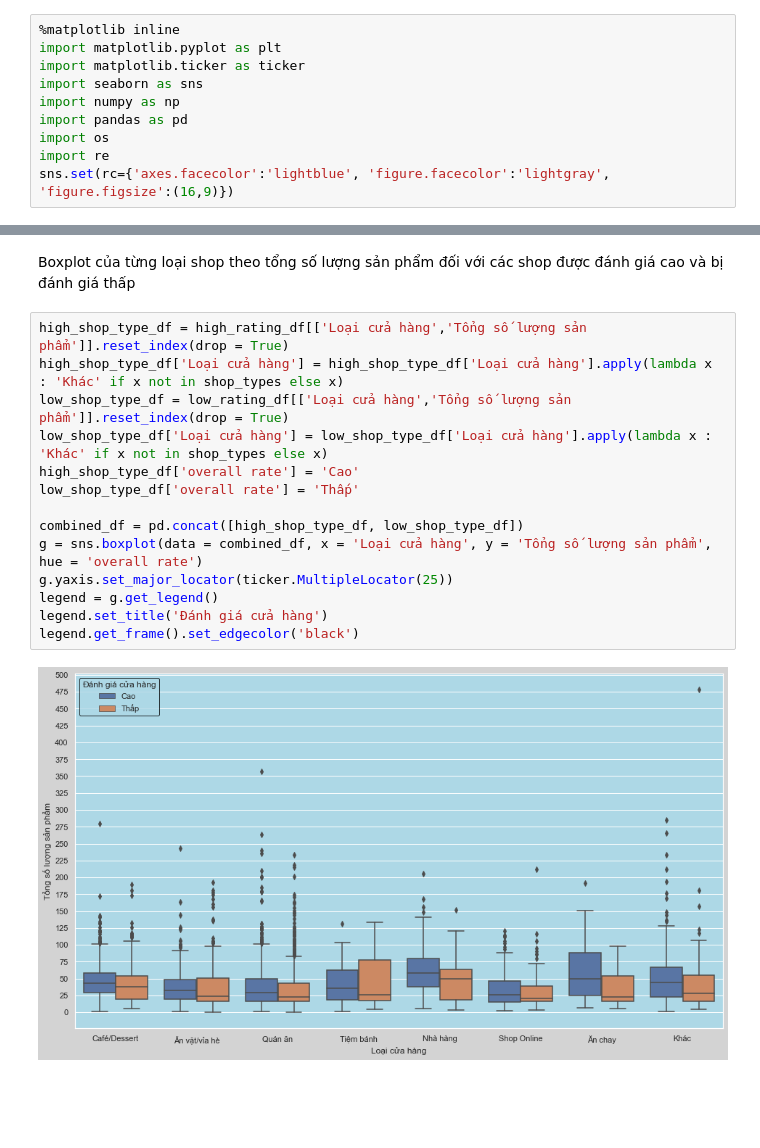
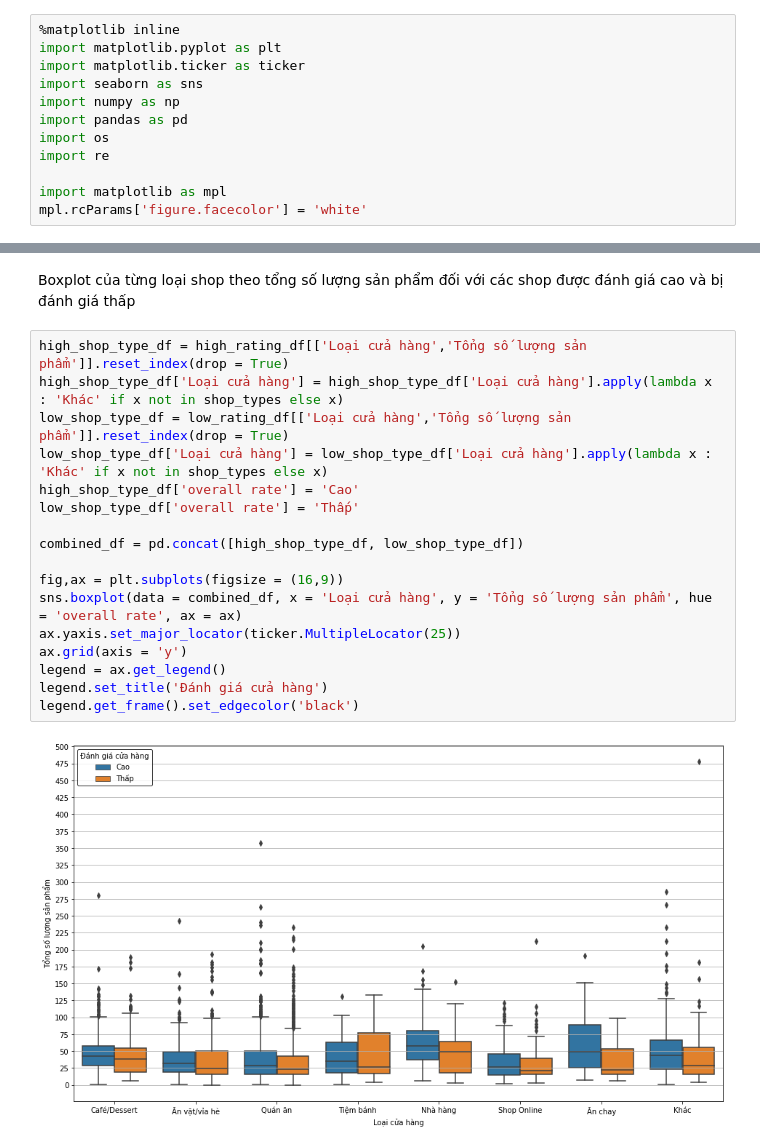
Before and after one commit to LonggConn/369_UDPTDLTM, a Jupyter notebook: problem_2.ipynb, the cells around one changed output, grey strips where cells are left out. Drawn from its saved outputs; the diff is of its cells as text; blank space fills up the shorter version.

```diff
--- a/problem_2.ipynb
+++ b/problem_2.ipynb
@@ -7,7 +7,9 @@ import numpy as np
 import pandas as pd
 import os
 import re
-sns.set(rc={'axes.facecolor':'lightblue', 'figure.facecolor':'lightgray', 'figure.figsize':(16,9)})
+
+import matplotlib as mpl
+mpl.rcParams['figure.facecolor'] = 'white'
 # %% [markdown]
 ### Load and preprocess data
 # %% [markdown]
@@ -229,16 +254,19 @@ Boxplot của từng loại shop theo tổng số lượng sản phẩm đối v
 # %%
 high_shop_type_df = high_rating_df[['Loại cửa hàng','Tổng số lượng sản phẩm']].reset_index(drop = True)
 high_shop_type_df['Loại cửa hàng'] = high_shop_type_df['Loại cửa hàng'].apply(lambda x : 'Khác' if x not in shop_types else x)
 low_shop_type_df = low_rating_df[['Loại cửa hàng','Tổng số lượng sản phẩm']].reset_index(drop = True)
 low_shop_type_df['Loại cửa hàng'] = low_shop_type_df['Loại cửa hàng'].apply(lambda x : 'Khác' if x not in shop_types else x)
 high_shop_type_df['overall rate'] = 'Cao'
 low_shop_type_df['overall rate'] = 'Thấp'
 
 combined_df = pd.concat([high_shop_type_df, low_shop_type_df])
-g = sns.boxplot(data = combined_df, x = 'Loại cửa hàng', y = 'Tổng số lượng sản phẩm', hue = 'overall rate')
-g.yaxis.set_major_locator(ticker.MultipleLocator(25))
-legend = g.get_legend()
+
+fig,ax = plt.subplots(figsize = (16,9))
+sns.boxplot(data = combined_df, x = 'Loại cửa hàng', y = 'Tổng số lượng sản phẩm', hue = 'overall rate', ax = ax)
+ax.yaxis.set_major_locator(ticker.MultipleLocator(25))
+ax.grid(axis = 'y')
+legend = ax.get_legend()
 legend.set_title('Đánh giá cửa hàng')
 legend.get_frame().set_edgecolor('black')
 # %% [output]
-[figure, old version]
+[figure, new version]
```
Also changed, not shown: parts of 10 cells of this notebook.
